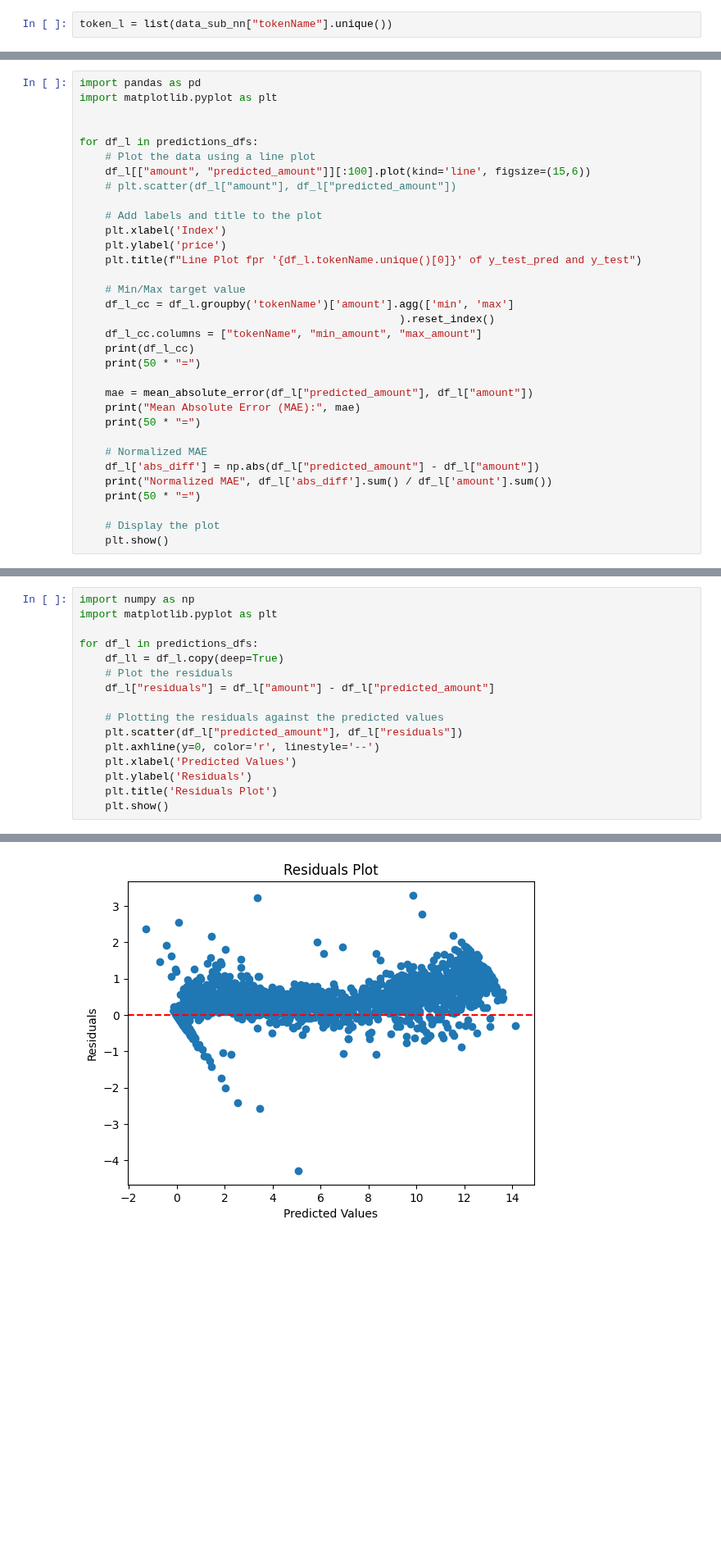
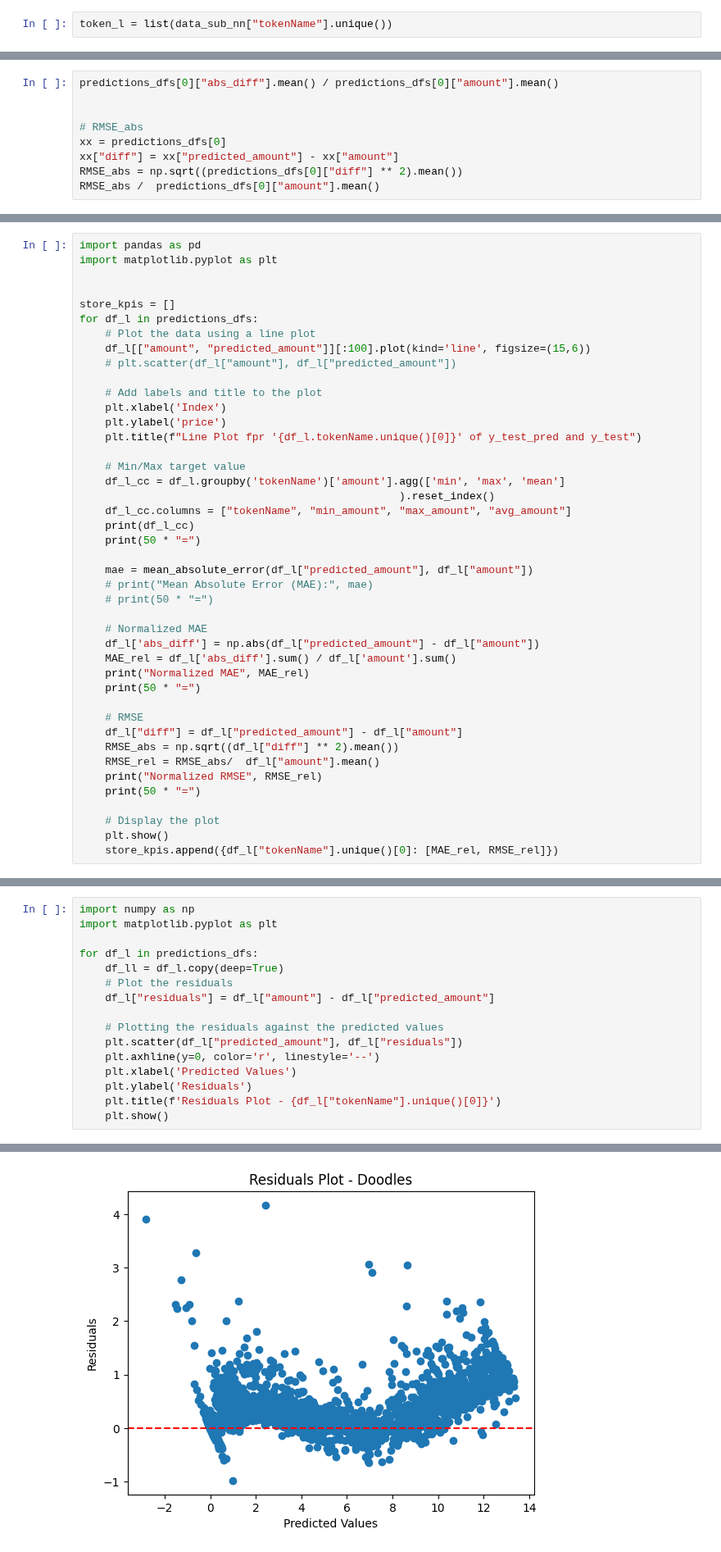
Before and after one commit to slavyolov/Algorithms, a Jupyter notebook: NFT_SU.ipynb, the cells around one changed output, grey strips where cells are left out. Shown at 82% size. Saved outputs shown, nothing was run; the diff lists cells and outputs as text; blank space fills up the shorter version.

```diff
--- a/NFT_SU.ipynb
+++ b/NFT_SU.ipynb
@@ -979,0 +980,9 @@ Epoch 5/100
+# %%
+predictions_dfs[0]["abs_diff"].mean() / predictions_dfs[0]["amount"].mean()
+
+
+# RMSE_abs
+xx = predictions_dfs[0]
+xx["diff"] = xx["predicted_amount"] - xx["amount"]
+RMSE_abs = np.sqrt((predictions_dfs[0]["diff"] ** 2).mean())
+RMSE_abs /  predictions_dfs[0]["amount"].mean()
@@ -982,6 +1000,7 @@ import pandas as pd
 import matplotlib.pyplot as plt
 
 
+store_kpis = []
 for df_l in predictions_dfs:
     # Plot the data using a line plot
     df_l[["amount", "predicted_amount"]][:100].plot(kind='line', figsize=(15,6))
@@ -993,21 +1012,30 @@ for df_l in predictions_dfs:
     plt.title(f"Line Plot fpr '{df_l.tokenName.unique()[0]}' of y_test_pred and y_test")
 
     # Min/Max target value
-    df_l_cc = df_l.groupby('tokenName')['amount'].agg(['min', 'max']
+    df_l_cc = df_l.groupby('tokenName')['amount'].agg(['min', 'max', 'mean']
                                                   ).reset_index()
-    df_l_cc.columns = ["tokenName", "min_amount", "max_amount"]
+    df_l_cc.columns = ["tokenName", "min_amount", "max_amount", "avg_amount"]
     print(df_l_cc)
     print(50 * "=")
 
     mae = mean_absolute_error(df_l["predicted_amount"], df_l["amount"])
-    print("Mean Absolute Error (MAE):", mae)
-    print(50 * "=")
+    # print("Mean Absolute Error (MAE):", mae)
+    # print(50 * "=")
 
     # Normalized MAE
     df_l['abs_diff'] = np.abs(df_l["predicted_amount"] - df_l["amount"])
-    print("Normalized MAE", df_l['abs_diff'].sum() / df_l['amount'].sum())
+    MAE_rel = df_l['abs_diff'].sum() / df_l['amount'].sum()
+    print("Normalized MAE", MAE_rel)
+    print(50 * "=")
+
+    # RMSE
+    df_l["diff"] = df_l["predicted_amount"] - df_l["amount"]
+    RMSE_abs = np.sqrt((df_l["diff"] ** 2).mean())
+    RMSE_rel = RMSE_abs/  df_l["amount"].mean()
+    print("Normalized RMSE", RMSE_rel)
     print(50 * "=")
 
     # Display the plot
     plt.show()
+    store_kpis.append({df_l["tokenName"].unique()[0]: [MAE_rel, RMSE_rel]})
 # %% [output]
@@ -1074,6 +1134,6 @@ for df_l in predictions_dfs:
     plt.axhline(y=0, color='r', linestyle='--')
     plt.xlabel('Predicted Values')
     plt.ylabel('Residuals')
-    plt.title('Residuals Plot')
+    plt.title(f'Residuals Plot - {df_l["tokenName"].unique()[0]}')
     plt.show()
 # %% [output]
@@ -1081 +1141 @@ for df_l in predictions_dfs:
-[figure, old version]
+[figure, new version]
```
Also changed, not shown: parts of 19 cells of this notebook.
